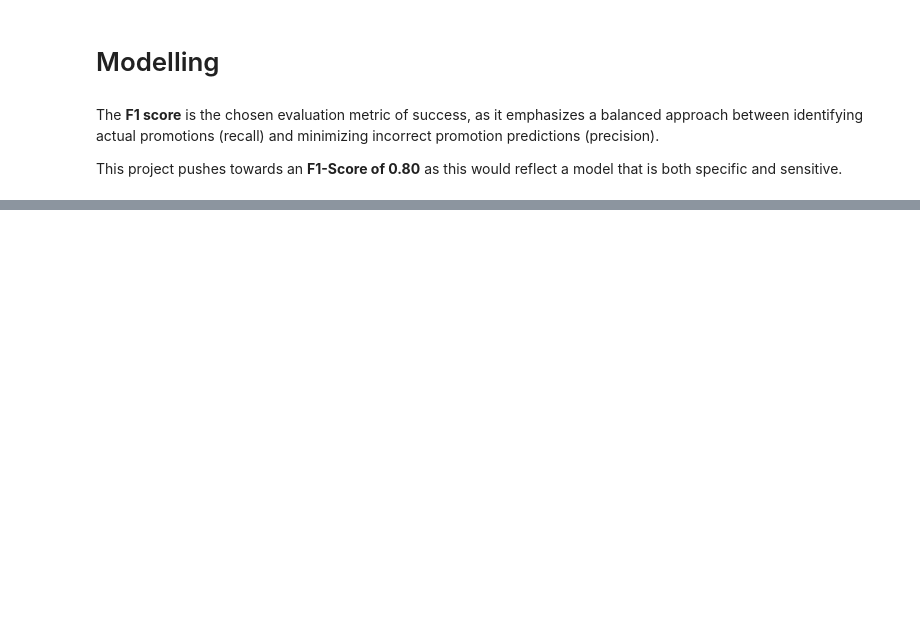
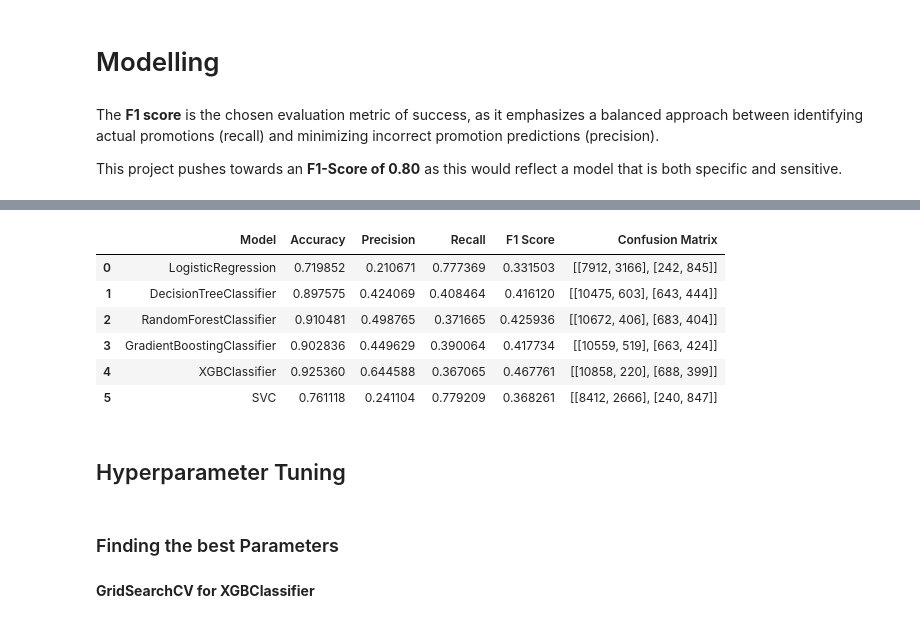
Before and after one commit to bedankibunja/HR-ANALYTICS-Predicting-Employee-Promotions, a Jupyter notebook: Notebook.ipynb, the cells around one changed output, grey strips where cells are left out. Drawn from its saved outputs; the diff is of its cells as text; code cells hidden in the pictures; blank space fills up the shorter version.

```diff
--- a/Notebook.ipynb
+++ b/Notebook.ipynb
@@ -818,8 +1003,8 @@ scaler = StandardScaler()
 
 # Transform the training and test sets
 X_train_scaled = scaler.fit_transform(X_train_resampled)
-X_test_scaled = scaler.transform(X_test)
+X_test_scaled = scaler.transform(X_test_selected)
 
 # Convert into a DataFrame
-X_train_scaled = pd.DataFrame(X_train_scaled, columns=X_train.columns)
-X_test_scaled = pd.DataFrame(X_test_scaled, columns=X_test.columns)
+X_train_scaled = pd.DataFrame(X_train_scaled, columns=X_train_selected.columns)
+X_test_scaled = pd.DataFrame(X_test_scaled, columns=X_test_selected.columns)
@@ -865,10 +1010,0 @@ plt.show()
-# %%
-# Clustering
-kmeans = KMeans(n_clusters=2, random_state=0)
-kmeans.fit(X_train_scaled)
-
-# Adding cluster labels as a new feature
-X_train_with_clusters = pd.DataFrame(X_train_scaled)
-X_test_with_clusters = pd.DataFrame(X_test_scaled)
-X_train_with_clusters['cluster_label'] = kmeans.predict(X_train_scaled)
-X_test_with_clusters['cluster_label'] = kmeans.predict(X_test_scaled)
@@ -1261,0 +1024,61 @@ Confusion Matrix:
+# %%
+import pandas as pd
+from sklearn.metrics import accuracy_score, precision_score, recall_score, f1_score, confusion_matrix
+from sklearn.linear_model import LogisticRegression
+from sklearn.tree import DecisionTreeClassifier
+from sklearn.ensemble import RandomForestClassifier, GradientBoostingClassifier
+from xgboost import XGBClassifier
+from sklearn.svm import SVC
+
+# Modified function to return results as a dictionary
+def evaluate_model(model, X_train, y_train, X_test, y_test):
+    model.fit(X_train, y_train)
+    y_pred = model.predict(X_test)
+    accuracy = accuracy_score(y_test, y_pred)
+    precision = precision_score(y_test, y_pred)
+    recall = recall_score(y_test, y_pred)
+    f1 = f1_score(y_test, y_pred)
+    cm = confusion_matrix(y_test, y_pred)
+
+    return {
+        'Model': model.__class__.__name__,
+        'Accuracy': accuracy,
+        'Precision': precision,
+        'Recall': recall,
+        'F1 Score': f1,
+        'Confusion Matrix': cm
+    }
+
+# Instantiate models
+log_reg_model = LogisticRegression(max_iter=1000, random_state=42)
+dt_model = DecisionTreeClassifier(random_state=42)
+rf_model = RandomForestClassifier(random_state=42)
+gb_model = GradientBoostingClassifier(random_state=42)
+xgb_model = XGBClassifier(use_label_encoder=False, eval_metric='logloss', random_state=42)
+svm_model = SVC(kernel='rbf', class_weight='balanced', random_state=42)
+
+# Evaluate each model and collect results
+results = []
+for model in [log_reg_model, dt_model, rf_model, gb_model, xgb_model, svm_model]:
+    result = evaluate_model(model, X_train_scaled, y_train_resampled, X_test_scaled, y_test)
+    results.append(result)
+
+# Convert results to a DataFrame
+results_df = pd.DataFrame(results)
+
+# Display the DataFrame
+results_df
+# %% [output]
+|  | Model | Accuracy | Precision | Recall | F1 Score | Confusion Matrix |
+| 0 | LogisticRegression | 0.719852 | 0.210671 | 0.777369 | 0.331503 | [[7912, 3166], [242, 845]] |
+| 1 | DecisionTreeClassifier | 0.897575 | 0.424069 | 0.408464 | 0.416120 | [[10475, 603], [643, 444]] |
+| 2 | RandomForestClassifier | 0.910481 | 0.498765 | 0.371665 | 0.425936 | [[10672, 406], [683, 404]] |
+| 3 | GradientBoostingClassifier | 0.902836 | 0.449629 | 0.390064 | 0.417734 | [[10559, 519], [663, 424]] |
+| 4 | XGBClassifier | 0.925360 | 0.644588 | 0.367065 | 0.467761 | [[10858, 220], [688, 399]] |
+| 5 | SVC | 0.761118 | 0.241104 | 0.779209 | 0.368261 | [[8412, 2666], [240, 847]] |
+# %% [markdown]
+## Hyperparameter Tuning
+# %% [markdown]
+### Finding the best Parameters
+# %% [markdown]
+**GridSearchCV for XGBClassifier**
```
Also changed, not shown: parts of 119 cells of this notebook.
